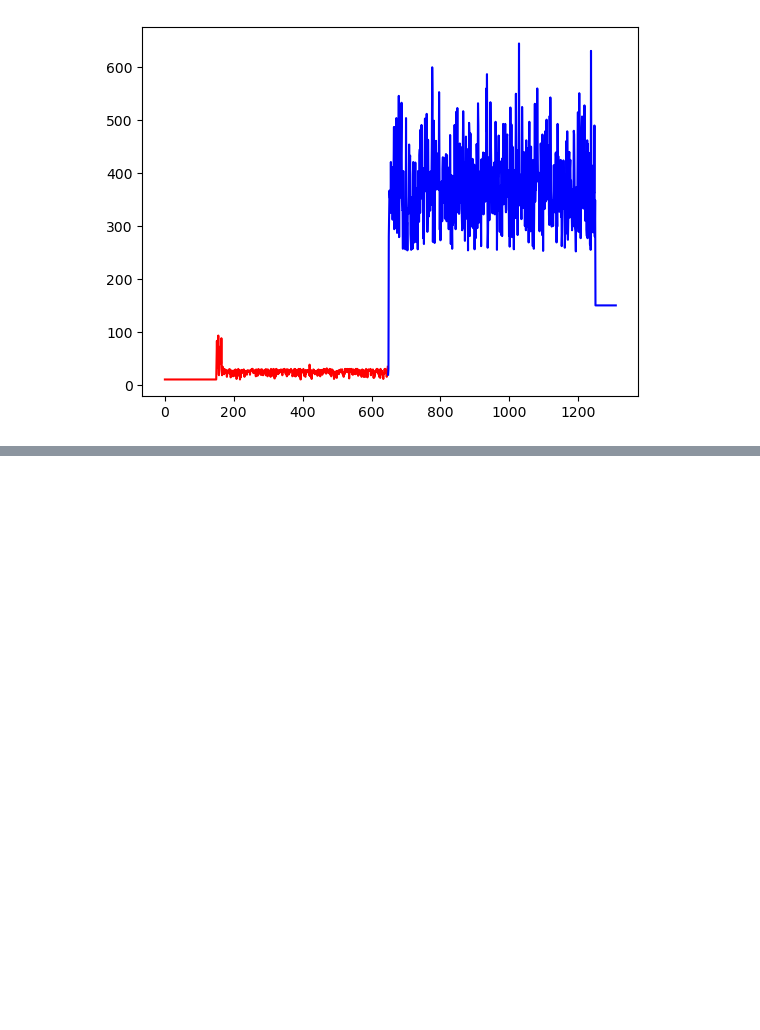
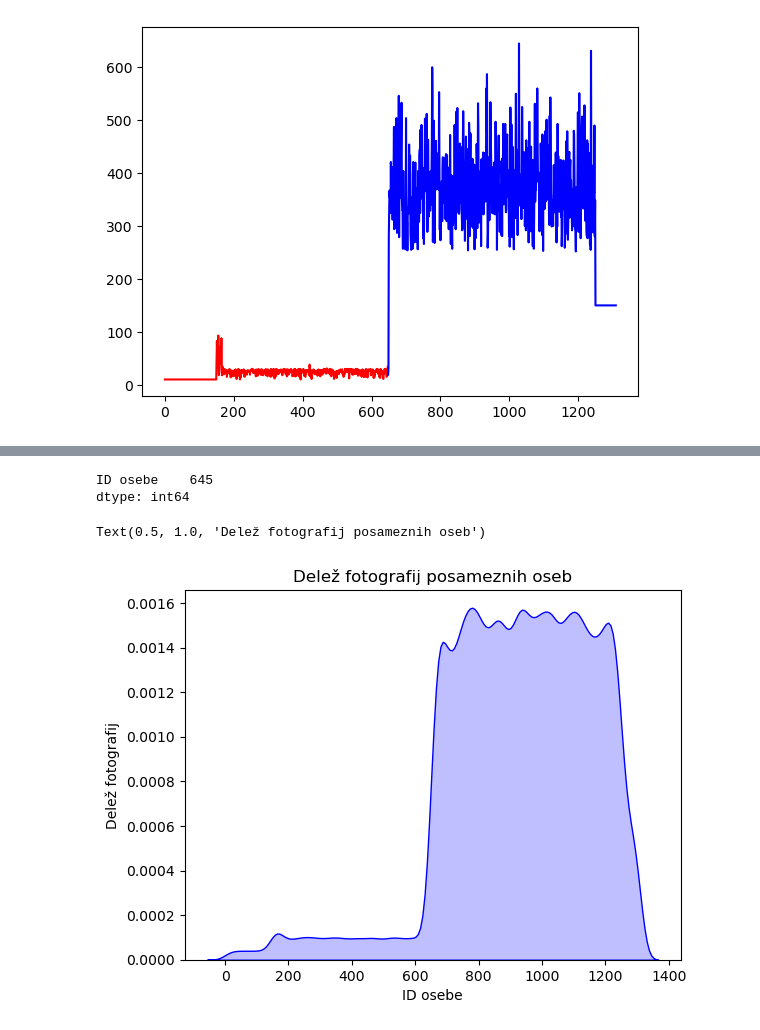
Before and after one commit to strojanski/diploma, a Jupyter notebook: v0.5/dataset_stats.ipynb, the cells around one changed output, grey strips where cells are left out. Cells and saved outputs as stored; diff of their text form; code cells hidden in the pictures; blank space fills up the shorter version.

```diff
--- a/v0.5/dataset_stats.ipynb
+++ b/v0.5/dataset_stats.ipynb
@@ -47,0 +60,17 @@ sns.kdeplot(df['label'], color='blue', fill=True, y='Število slik', x="Razred")
+# %%
+df.groupby("label").agg(len).max()
+# %% [output]
+ID osebe    645
+dtype: int64
+# %%
+import seaborn as sns
+df["ID osebe"] = df["label"]
+
+sns.kdeplot(df['ID osebe'], color='blue', fill=True)
+# sns.histplot(df['ID osebe'], kde=True, stat='count')
+plt.ylabel("Delež fotografij")
+
+plt.title("Delež fotografij posameznih oseb")
+# %% [output]
+Text(0.5, 1.0, 'Delež fotografij posameznih oseb')
+[figure, added]
```
Also changed, not shown: parts of 4 cells of this notebook, 16 other files.
